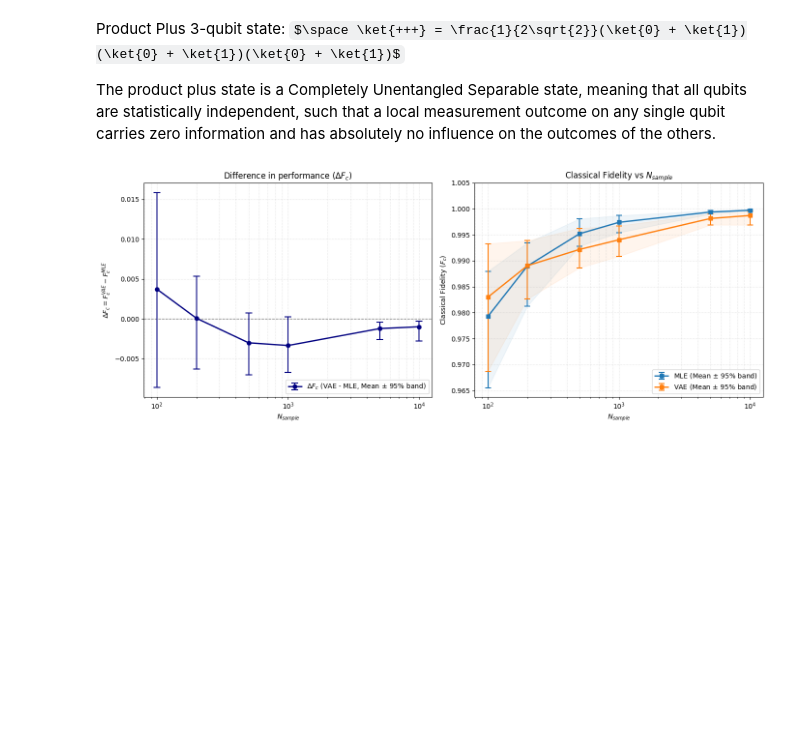
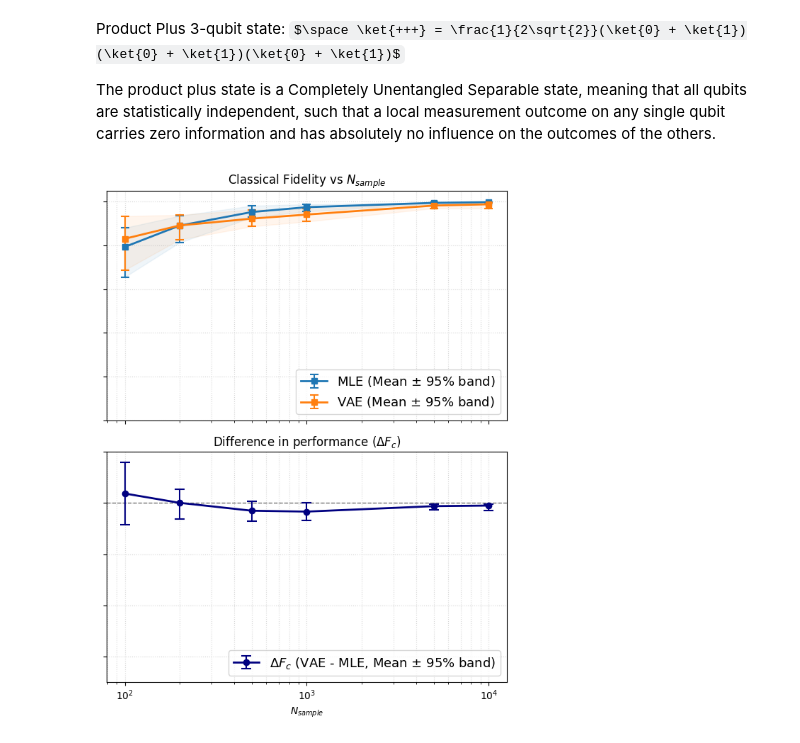
Before and after one commit to srazzetti/statistical-qst-vae, a Jupyter notebook: notebook/04_comparative_analysis.ipynb, the cells around one changed output. Drawn from its saved outputs; the diff is of its cells as text; code cells hidden in the pictures; some formulas as TeX source; blank space fills up the shorter version.

```diff
--- a/notebook/04_comparative_analysis.ipynb
+++ b/notebook/04_comparative_analysis.ipynb
@@ -277,7 +279,7 @@ df_piv['Delta'] = df_piv['VAE'] - df_piv['MLE']
 
 n_vals = sorted(df_cmp.N_sample.unique())
 
-fig, (ax1, ax2) = plt.subplots(1, 2, figsize=(14, 5.5))
+fig, (ax2, ax1) = plt.subplots(2, 1, figsize=(6, 8))
 # fig, ax2 = plt.subplots(figsize=(8, 5))
 
 
@@ -295,10 +297,13 @@ ax1.axhline(0, color='black', lw=1, ls='--', alpha=0.5)
 ax1.errorbar(n_vals, g_delta.mean().values, yerr=yerr_d,
              fmt='o-', color='navy', lw=2, elinewidth=1.5, capsize=5, capthick=1.5, label='$\\Delta F_c$ (VAE - MLE, Mean $\\pm$ 95% band)')
 
-ax1.set_xlabel(r"$N_{sample}$")
-ax1.set_ylabel(r"$\Delta F_c = F_c^{VAE} - F_c^{MLE}$")
+ax1.set_ylim(-0.07, 0.02)
+ax1.set_yticklabels([])
+ax1.set_xticklabels([])
+#ax1.set_xlabel(r"$N_{sample}$")
+#ax1.set_ylabel(r"$\Delta F_c = F_c^{VAE} - F_c^{MLE}$")
 ax1.set_xscale('log')
-ax1.legend(loc='lower right')
+ax1.legend(fontsize=13, loc='lower right')
 ax1.grid(True, which='both', ls=':', alpha=0.5)
 
 
@@ -323,14 +328,16 @@ for met in ['MLE', 'VAE']:
                  fmt='s-', color=colors[met], lw=2, elinewidth=1.5, capsize=4, capthick=1.5,
                  label=f'{met} (Mean $\\pm$ 95% band)')
 
-ax2.set_ylim(None, 1.005)
-ax2.set_xlabel(r"$N_{sample}$")
-ax2.set_ylabel(r"Classical Fidelity ($F_c$)")
+ax2.set_ylim(0.9, 1.005)
+ax2.set_yticklabels([])
+ax1.set_xlabel(r"$N_{sample}$")
+#ax2.set_ylabel(r"Classical Fidelity ($F_c$)")
 ax2.set_xscale('log')
+ax2.set_xticklabels([])
 
 # legend
 handles, labels = ax2.get_legend_handles_labels()
-ax2.legend(handles, labels, loc='lower right')
+ax2.legend(handles, labels, fontsize=13, loc='lower right')
 ax2.grid(True, which='both', ls=':', alpha=0.5)
 
 
@@ -343,7 +350,7 @@ ax2.set_title("Classical Fidelity vs $N_{sample}$")
 fig.tight_layout()
 
 # -- save fig --
-# fig.savefig(FIGS_DIR / 'Comp_w3_fidelity.svg', bbox_inches='tight')
+fig.savefig(FIGS_DIR / 'Comp_w3_fidelity_v.svg', bbox_inches='tight')
 
 plt.show()
 # %% [output]
@@ -365,7 +372,7 @@ df_piv['Delta'] = df_piv['VAE'] - df_piv['MLE']
 
 n_vals = sorted(df_cmp.N_sample.unique())
 
-fig, (ax1, ax2) = plt.subplots(1, 2, figsize=(14, 5.5))
+fig, (ax2, ax1) = plt.subplots(2, 1, figsize=(6, 8))
 # fig, ax2 = plt.subplots(figsize=(8, 5))
 
 
@@ -383,10 +390,12 @@ ax1.axhline(0, color='black', lw=1, ls='--', alpha=0.5)
 ax1.errorbar(n_vals, g_delta.mean().values, yerr=yerr_d,
              fmt='o-', color='navy', lw=2, elinewidth=1.5, capsize=5, capthick=1.5, label='$\\Delta F_c$ (VAE - MLE, Mean $\\pm$ 95% band)')
 
-ax1.set_xlabel(r"$N_{sample}$")
-ax1.set_ylabel(r"$\Delta F_c = F_c^{VAE} - F_c^{MLE}$")
+ax1.set_ylim(-0.07, 0.02)
+ax1.set_yticklabels([])
+#ax1.set_xlabel(r"$N_{sample}$")
+#ax1.set_ylabel(r"$\Delta F_c = F_c^{VAE} - F_c^{MLE}$")
 ax1.set_xscale('log')
-ax1.legend(loc='lower right')
+ax1.legend(fontsize=13, loc='lower right')
 ax1.grid(True, which='both', ls=':', alpha=0.5)
 
 
@@ -403,36 +412,38 @@ for met in ['MLE', 'VAE']:
 for met in ['MLE', 'VAE']:
     g_fc = df_cmp[df_cmp.method == met].groupby('N_sample')['F_c']
 
     low_err_f = g_fc.mean().values - g_fc.quantile(0.025).values
     high_err_f = g_fc.quantile(0.975).values - g_fc.mean().values
     yerr_f = np.array([low_err_f, high_err_f])
 
     ax2.errorbar(n_vals, g_fc.mean().values, yerr=yerr_f,
                  fmt='s-', color=colors[met], lw=2, elinewidth=1.5, capsize=4, capthick=1.5,
                  label=f'{met} (Mean $\\pm$ 95% band)')
 
-ax2.set_ylim(None, 1.005)
-ax2.set_xlabel(r"$N_{sample}$")
-ax2.set_ylabel(r"Classical Fidelity ($F_c$)")
+ax2.set_ylim(0.9, 1.005)
+ax2.set_yticklabels([])
+ax1.set_xlabel(r"$N_{sample}$")
+#ax2.set_ylabel(r"Classical Fidelity ($F_c$)")
 ax2.set_xscale('log')
+ax2.set_xticklabels([])
 
 # legend
 handles, labels = ax2.get_legend_handles_labels()
-ax2.legend(handles, labels, loc='lower right')
+ax2.legend(handles, labels, fontsize=13, loc='lower right')
 ax2.grid(True, which='both', ls=':', alpha=0.5)
 
 
 # -- titles --
 # fig.suptitle(r"$|+++\rangle$ 3-qubit state reconstruction", y=0.98)
 ax1.set_title("Difference in performance ($\\Delta F_c$)") #[2.5% - 97.5% percentile band]
 ax2.set_title("Classical Fidelity vs $N_{sample}$")
 
 
 fig.tight_layout()
 
 # -- save fig --
-# fig.savefig(FIGS_DIR / 'Comp_plus_fideliy.svg', bbox_inches='tight')
+fig.savefig(FIGS_DIR / 'Comp_plus_fideliy_v.svg', bbox_inches='tight')
 
 plt.show()
 # %% [output]
-[figure, old version]
+[figure, new version]
```
Also changed, not shown: parts of 2 cells of this notebook, 4 other files.
